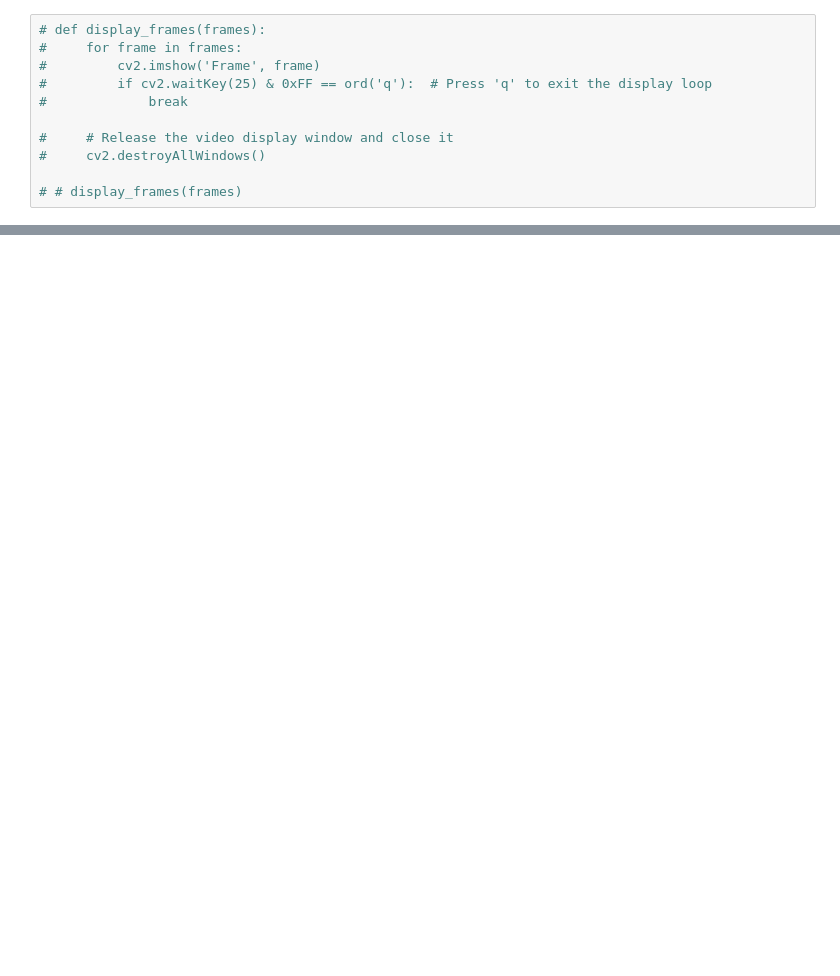
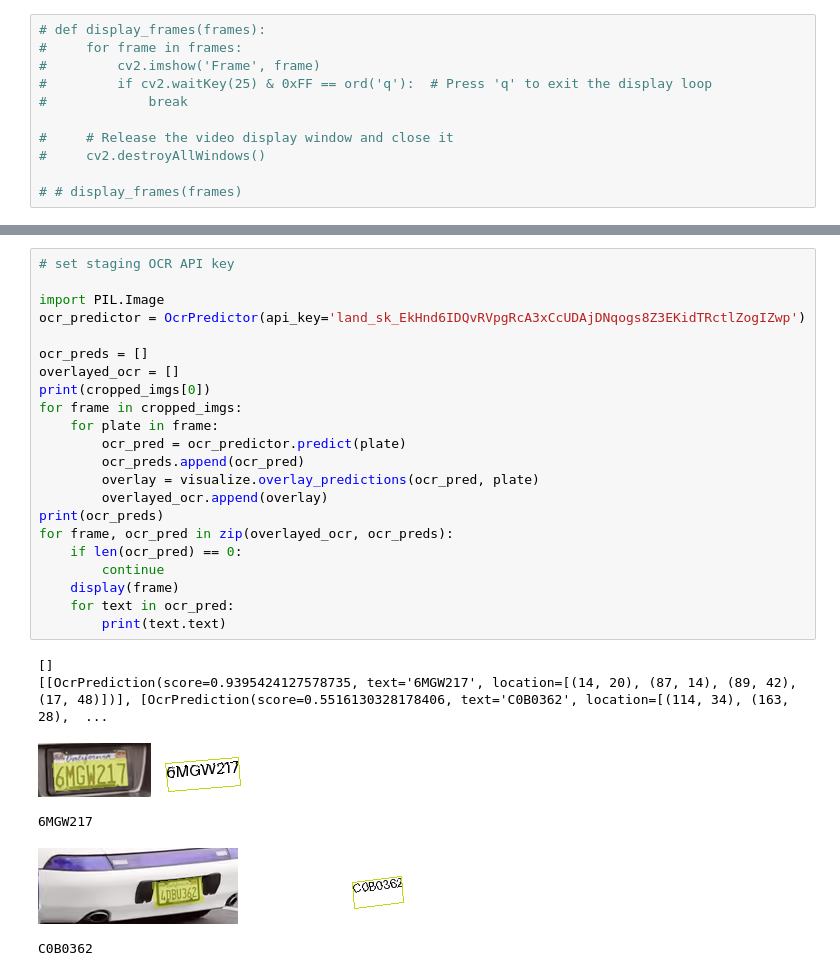
Before and after one commit to wwblodge1/landing-apps-poc, a Jupyter notebook: main.ipynb, the cells around one changed output, grey strips where cells are left out. Cells and saved outputs as stored; diff of their text form; blank space fills up the shorter version.

```diff
--- a/main.ipynb
+++ b/main.ipynb
@@ -73,3 +113,32 @@ bounding_boxes = detect_license_plates(frames)
+# %%
+# set staging OCR API key
+
+import PIL.Image
+ocr_predictor = OcrPredictor(api_key='land_sk_EkHnd6IDQvRVpgRcA3xCcUDAjDNqogs8Z3EKidTRctlZogIZwp')
+
+ocr_preds = []
+overlayed_ocr = []
+print(cropped_imgs[0])
+for frame in cropped_imgs:
+    for plate in frame:
+        ocr_pred = ocr_predictor.predict(plate)
+        ocr_preds.append(ocr_pred)
+        overlay = visualize.overlay_predictions(ocr_pred, plate)
+        overlayed_ocr.append(overlay)
+print(ocr_preds)
+for frame, ocr_pred in zip(overlayed_ocr, ocr_preds):
+    if len(ocr_pred) == 0:
+        continue
+    display(frame)
+    for text in ocr_pred:
+        print(text.text)
+# %% [output]
+[]
+[[OcrPrediction(score=0.9395424127578735, text='6MGW217', location=[(14, 20), (87, 14), (89, 42), (17, 48)])], [OcrPrediction(score=0.5516130328178406, text='C0B0362', location=[(114, 34), (163, 28),  ...
+[figure, added]
+6MGW217
+[figure, added]
+C0B0362
 # %%
 print(bounding_boxes)
 # %% [output]
```
Also changed, not shown: parts of 6 cells of this notebook.
